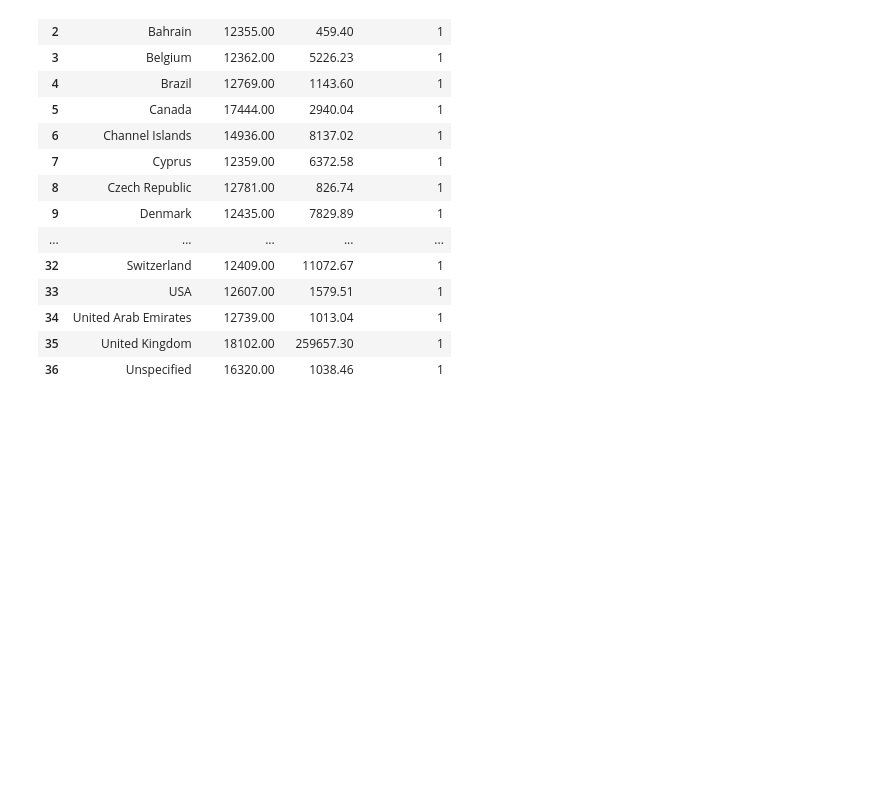
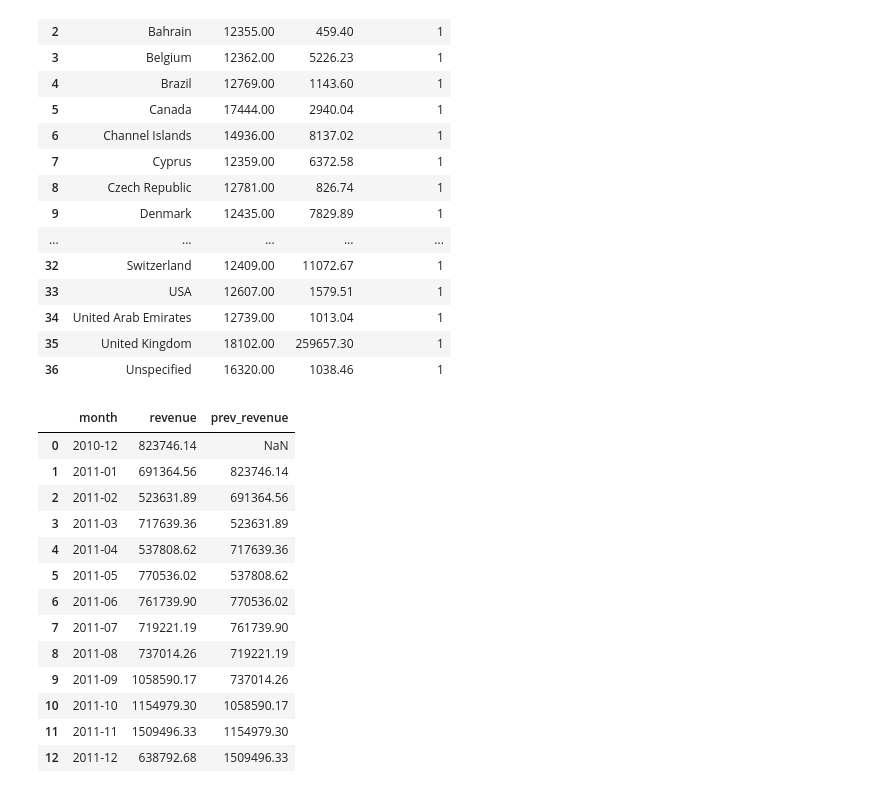
Before and after one commit to Danammadhunika/ml-journey, a Jupyter notebook: project_03_ecommerce_sql/notebooks/ecommerce_sql_analysis.ipynb, the cells around one changed output. Saved outputs shown, nothing was run; the diff lists cells and outputs as text; code cells hidden in the pictures; blank space fills up the shorter version.

```diff
--- a/project_03_ecommerce_sql/notebooks/ecommerce_sql_analysis.ipynb
+++ b/project_03_ecommerce_sql/notebooks/ecommerce_sql_analysis.ipynb
@@ -2169,3 +2169,75 @@ result_q2
 | 34 | United Arab Emirates | 12739.00 | 1013.04 | 1 |
 | 35 | United Kingdom | 18102.00 | 259657.30 | 1 |
 | 36 | Unspecified | 16320.00 | 1038.46 | 1 |
+# %%
+# ============================================
+# QUERY Q1 — LAG Function Basic
+# Business Question: Monthly revenue with
+#                    previous month side by side
+# ============================================
+
+# WHAT IS LAG?
+# LAG = look BACKWARDS at previous row's value
+# Like asking → "what was last month's revenue?"
+# LAG(column, 1) → look 1 row back
+# First row always NULL — nothing before it!
+
+# WHY CTE HERE?
+# Need monthly revenue calculated first
+# Then LAG can look back at previous month
+# Cannot do both in one step!
+
+# DATE FORMAT REMINDER — ALWAYS FOR THIS DATASET:
+# Our data → DD/MM/YYYY HH:MM:SS
+# substr(InvoiceDate, 7, 4) → year  (2011)
+# substr(InvoiceDate, 4, 2) → month (11)
+# Combined → 2011-11
+# strftime DOES NOT work on this date format!
+
+# Python equivalent:
+# df['prev_revenue'] = df['revenue'].shift(1)
+
+# SQL Execution Order:
+# 1. CTE runs        → revenue per month
+# 2. LAG runs        → looks at previous row
+# 3. ORDER BY month  → chronological order
+
+# Key Insights:
+# December 2010 → NULL prev — first row expected!
+# November 2011 → £1,509,496 peak month!
+# January 2011 → dropped from December holiday peak!
+
+query_q1 = """
+WITH monthly_revenue AS (
+    -- CTE: calculate total revenue per month
+    SELECT substr(InvoiceDate, 7, 4) || '-' ||
+           substr(InvoiceDate, 4, 2) AS month,
+           ROUND(SUM(Quantity * UnitPrice), 2) AS revenue
+    FROM orders
+    WHERE Quantity > 0
+    GROUP BY month
+)
+-- Final: show revenue with previous month side by side
+SELECT month,
+       revenue,
+       LAG(revenue, 1) OVER (ORDER BY month) AS prev_revenue
+FROM monthly_revenue
+ORDER BY month
+"""
+result_q1 = pd.read_sql_query(query_q1, conn)
+result_q1
+# %% [output]
+|  | month | revenue | prev_revenue |
+| 0 | 2010-12 | 823746.14 | NaN |
+| 1 | 2011-01 | 691364.56 | 823746.14 |
+| 2 | 2011-02 | 523631.89 | 691364.56 |
+| 3 | 2011-03 | 717639.36 | 523631.89 |
+| 4 | 2011-04 | 537808.62 | 717639.36 |
+| 5 | 2011-05 | 770536.02 | 537808.62 |
+| 6 | 2011-06 | 761739.90 | 770536.02 |
+| 7 | 2011-07 | 719221.19 | 761739.90 |
+| 8 | 2011-08 | 737014.26 | 719221.19 |
+| 9 | 2011-09 | 1058590.17 | 737014.26 |
+| 10 | 2011-10 | 1154979.30 | 1058590.17 |
+| 11 | 2011-11 | 1509496.33 | 1154979.30 |
+| 12 | 2011-12 | 638792.68 | 1509496.33 |
```
Also changed, not shown: parts of 3 cells of this notebook, 1 other file.
